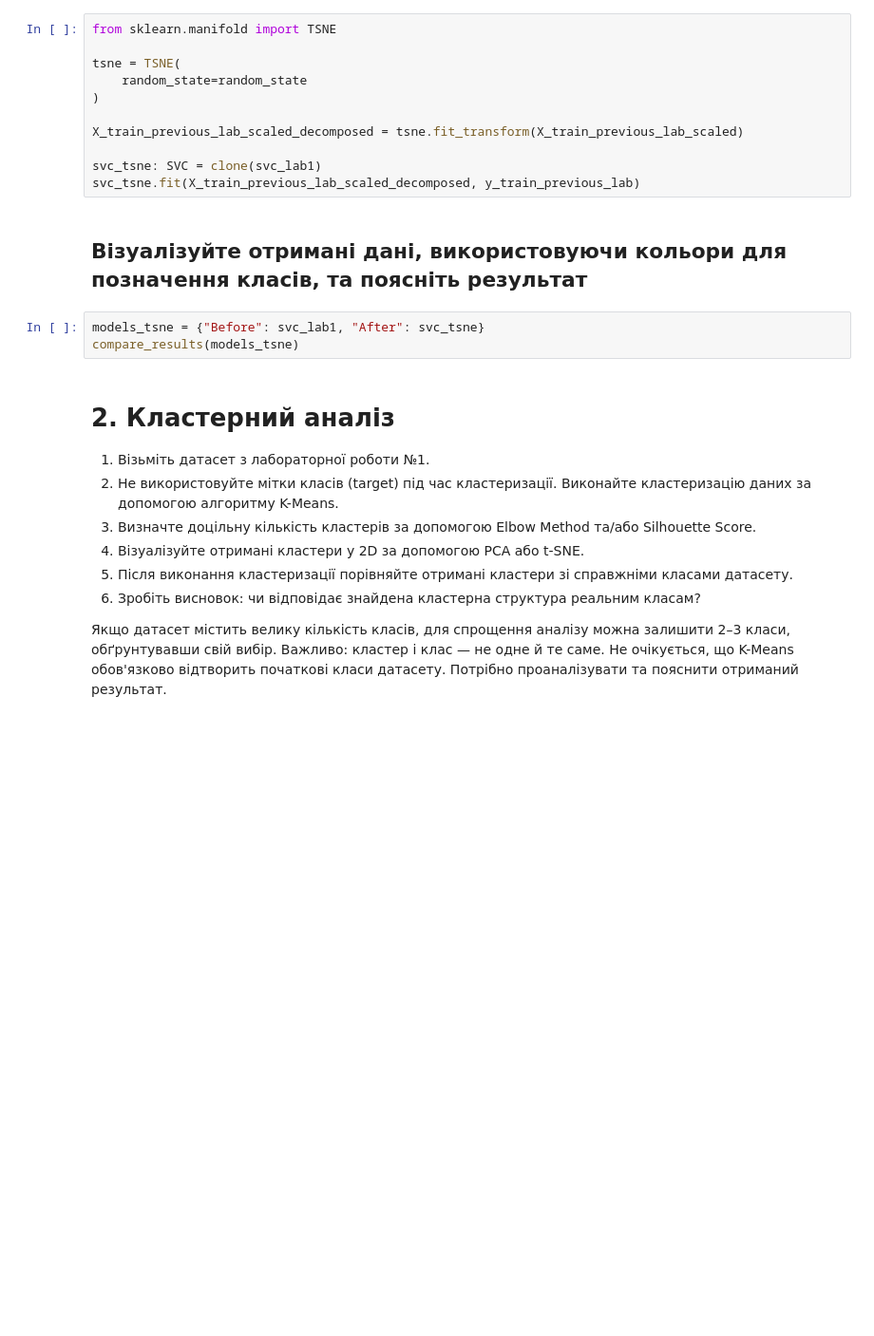
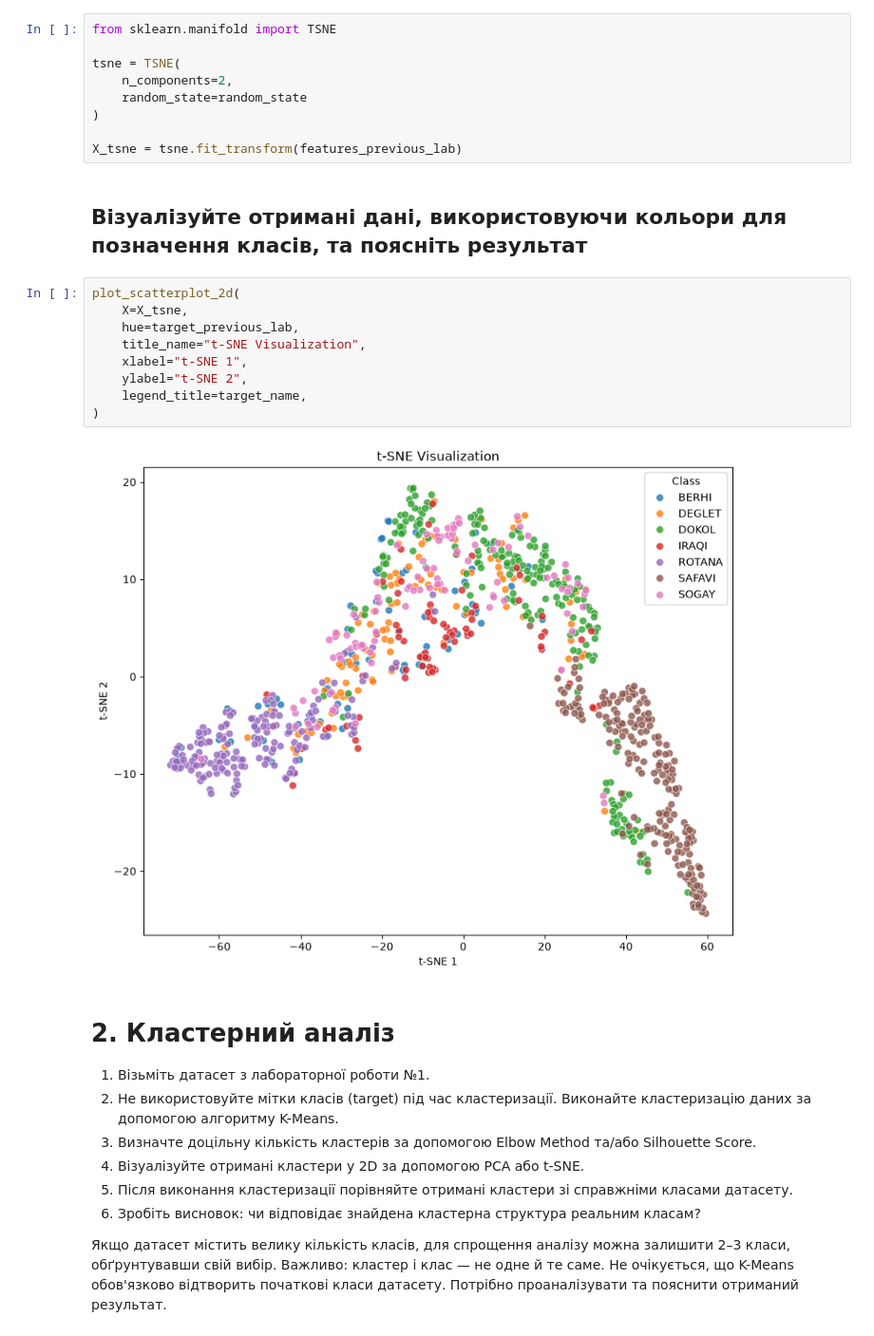
Before and after one commit to KPI-FTI-MMDA-Klymentiev/IntelligentDataAnalysis, a Jupyter notebook: labs/lab2/lab2.ipynb, the cells around one changed output. Shown at 95% size. Cells and saved outputs as stored; diff of their text form; blank space fills up the shorter version.

```diff
--- a/labs/lab2/lab2.ipynb
+++ b/labs/lab2/lab2.ipynb
@@ -170,18 +318,24 @@ compare_results(models_pca)
 from sklearn.manifold import TSNE
 
 tsne = TSNE(
+    n_components=2,
     random_state=random_state
 )
 
-X_train_previous_lab_scaled_decomposed = tsne.fit_transform(X_train_previous_lab_scaled)
-
-svc_tsne: SVC = clone(svc_lab1)
-svc_tsne.fit(X_train_previous_lab_scaled_decomposed, y_train_previous_lab)
+X_tsne = tsne.fit_transform(features_previous_lab)
 # %% [markdown]
 ## Візуалізуйте отримані дані, використовуючи кольори для позначення класів, та поясніть результат
 # %%
-models_tsne = {"Before": svc_lab1, "After": svc_tsne}
-compare_results(models_tsne)
+plot_scatterplot_2d(
+    X=X_tsne,
+    hue=target_previous_lab,
+    title_name="t-SNE Visualization",
+    xlabel="t-SNE 1",
+    ylabel="t-SNE 2",
+    legend_title=target_name,
+)
+# %% [output]
+[figure, added]
 # %% [markdown]
 # 2. Кластерний аналіз
 1. Візьміть датасет з лабораторної роботи №1.
```
Also changed, not shown: parts of 12 cells of this notebook.
